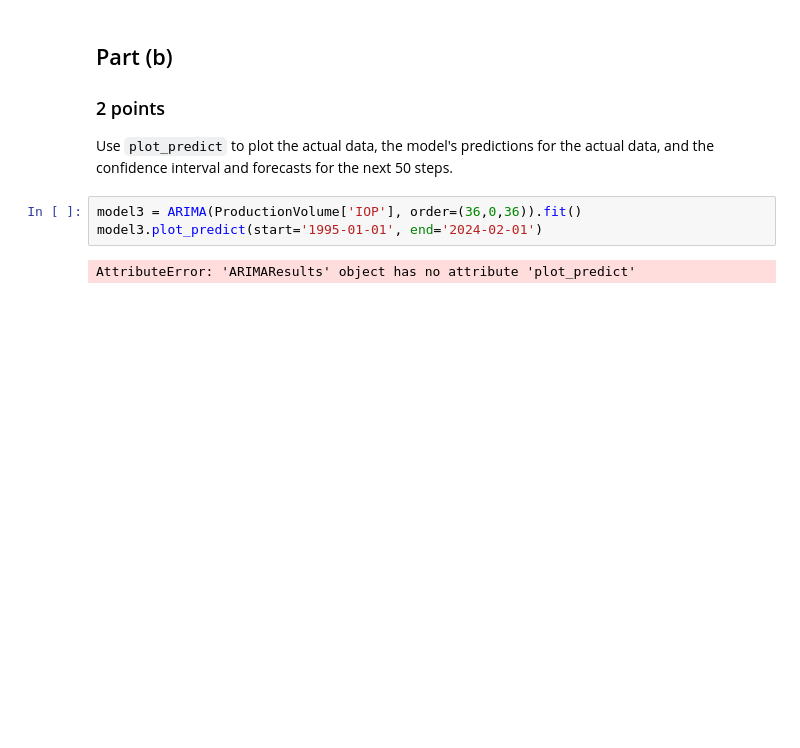
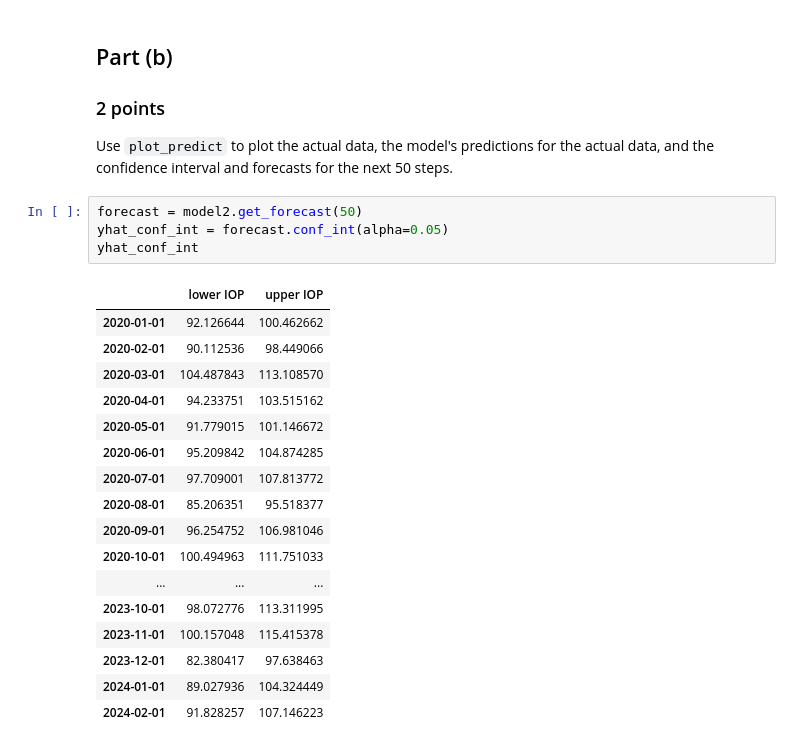
Before and after one commit to DuncanFerguson/GITHUB_REPOSITORY, a Jupyter notebook: DU_MSDS/Data Science Tools 1/Assignment_5/Duncan_Ferguson_Assignment_5.ipynb, the cells around one changed output. Drawn from its saved outputs; the diff is of its cells as text; blank space fills up the shorter version.

```diff
--- a/DU_MSDS/Data Science Tools 1/Assignment_5/Duncan_Ferguson_Assignment_5.ipynb
+++ b/DU_MSDS/Data Science Tools 1/Assignment_5/Duncan_Ferguson_Assignment_5.ipynb
@@ -516,8 +547,25 @@ plt.show()
 ### 2 points
 
 Use `plot_predict` to plot the actual data, the model's predictions for the actual data, and the confidence interval and forecasts for the next 50 steps.
-# %%
-model3 = ARIMA(ProductionVolume['IOP'], order=(36,0,36)).fit()
-model3.plot_predict(start='1995-01-01', end='2024-02-01')
-# %% [output]
-AttributeError: 'ARIMAResults' object has no attribute 'plot_predict'
+# %%
+forecast = model2.get_forecast(50)
+yhat_conf_int = forecast.conf_int(alpha=0.05)
+yhat_conf_int
+# %% [output]
+|  | lower IOP | upper IOP |
+| 2020-01-01 | 92.126644 | 100.462662 |
+| 2020-02-01 | 90.112536 | 98.449066 |
+| 2020-03-01 | 104.487843 | 113.108570 |
+| 2020-04-01 | 94.233751 | 103.515162 |
+| 2020-05-01 | 91.779015 | 101.146672 |
+| 2020-06-01 | 95.209842 | 104.874285 |
+| 2020-07-01 | 97.709001 | 107.813772 |
+| 2020-08-01 | 85.206351 | 95.518377 |
+| 2020-09-01 | 96.254752 | 106.981046 |
+| 2020-10-01 | 100.494963 | 111.751033 |
+| ... | ... | ... |
+| 2023-10-01 | 98.072776 | 113.311995 |
+| 2023-11-01 | 100.157048 | 115.415378 |
+| 2023-12-01 | 82.380417 | 97.638463 |
+| 2024-01-01 | 89.027936 | 104.324449 |
+| 2024-02-01 | 91.828257 | 107.146223 |
```
Also changed, not shown: parts of 5 cells of this notebook.
